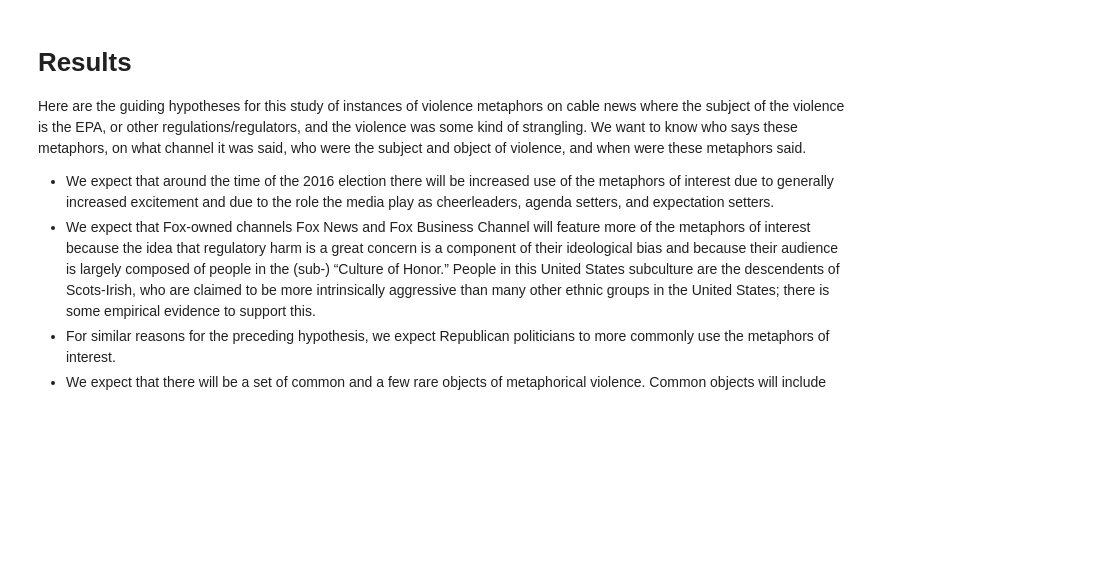
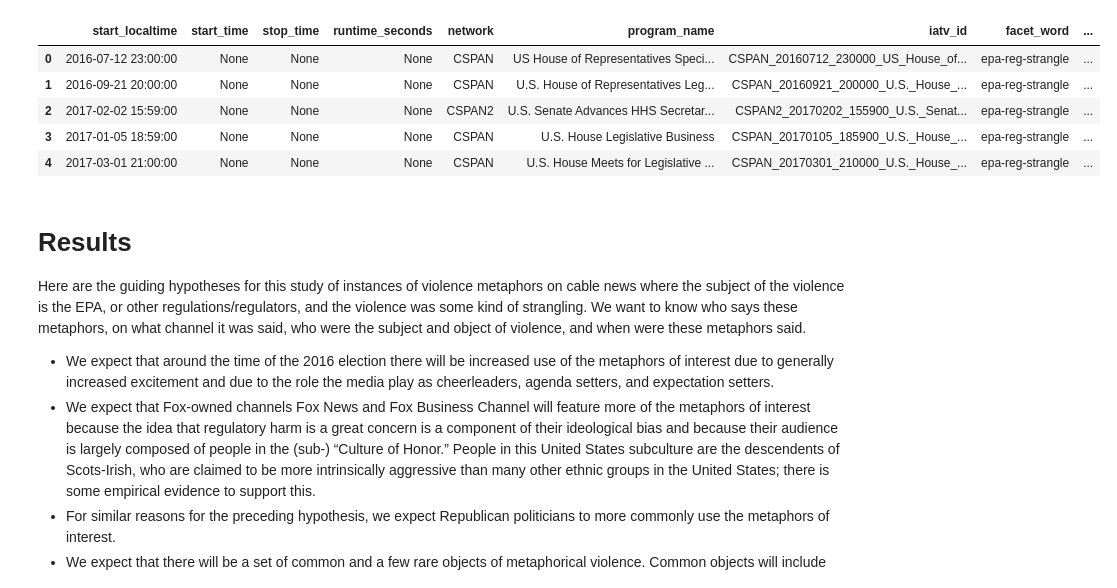
Before and after one commit to mt-digital/epa-metvi, a Jupyter notebook: Results.ipynb, the cells around one changed output. Cells and saved outputs as stored; diff of their text form; code cells hidden in the pictures; blank space fills up the shorter version.

Commit message:
began update to Results.ipynb for start on paper

```diff
--- a/Results.ipynb
+++ b/Results.ipynb
@@ -18,3 +24,12 @@ df = ProjectExporter('EPA Metvi').export_dataframe()
+# %%
+df.head()
+# %% [output]
+|  | start_localtime | start_time | stop_time | runtime_seconds | network | program_name | iatv_id | facet_word | ... |
+| 0 | 2016-07-12 23:00:00 | None | None | None | CSPAN | US House of Representatives Speci... | CSPAN_20160712_230000_US_House_of... | epa-reg-strangle | ... |
+| 1 | 2016-09-21 20:00:00 | None | None | None | CSPAN | U.S. House of Representatives Leg... | CSPAN_20160921_200000_U.S._House_... | epa-reg-strangle | ... |
+| 2 | 2017-02-02 15:59:00 | None | None | None | CSPAN2 | U.S. Senate Advances HHS Secretar... | CSPAN2_20170202_155900_U.S._Senat... | epa-reg-strangle | ... |
+| 3 | 2017-01-05 18:59:00 | None | None | None | CSPAN | U.S. House Legislative Business | CSPAN_20170105_185900_U.S._House_... | epa-reg-strangle | ... |
+| 4 | 2017-03-01 21:00:00 | None | None | None | CSPAN | U.S. House Meets for Legislative ... | CSPAN_20170301_210000_U.S._House_... | epa-reg-strangle | ... |
 # %% [markdown]
 # Results
 
```
Also changed, not shown: parts of 3 cells of this notebook, 1 other file.
